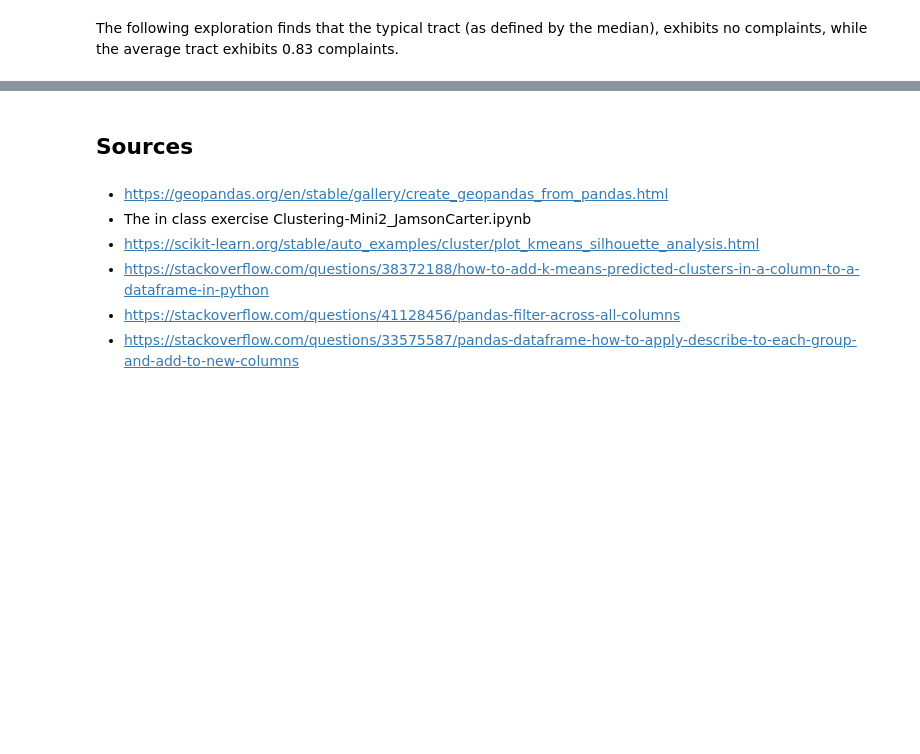
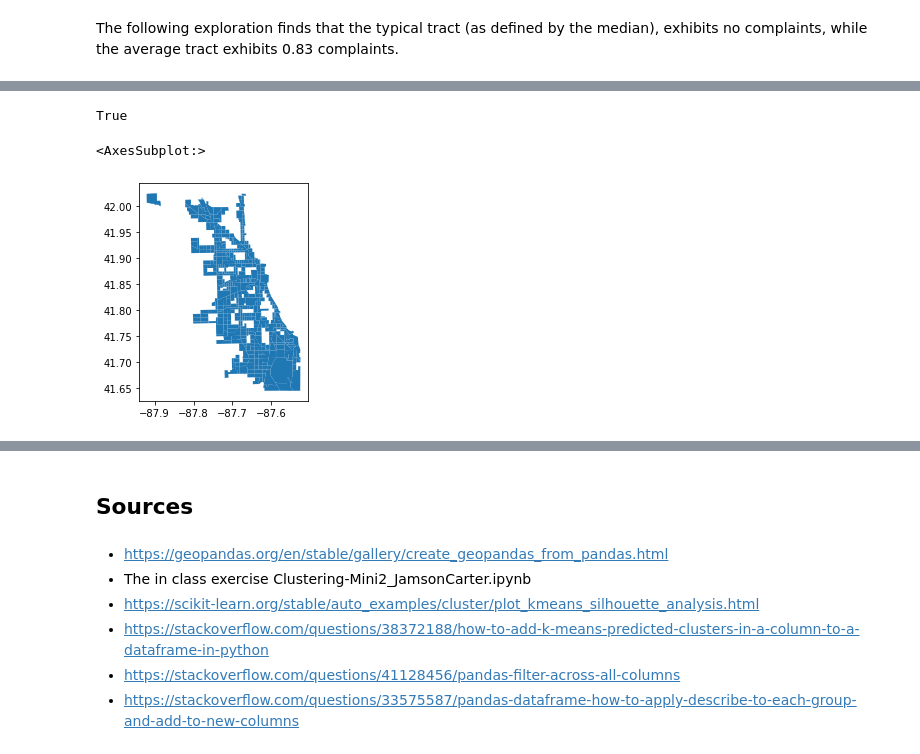
Before and after one commit to mihirbhaskar/chicago-complaints, a Jupyter notebook: code/6_AddGeographic.ipynb, the cells around one changed output, grey strips where cells are left out. Drawn from its saved outputs; the diff is of its cells as text; code cells hidden in the pictures; blank space fills up the shorter version.

```diff
--- a/code/6_AddGeographic.ipynb
+++ b/code/6_AddGeographic.ipynb
@@ -127,0 +130,13 @@ railroads.plot() # plot to ensure buffer was calculated.
+# %%
+railroads['geometry'] = railroads['geometry'].to_crs(epsg='4326')
+print(railroads.crs == GeoData.crs)
+
+joined_dataframe = gpd.sjoin(GeoData, railroads[['geometry', 'RAILROAD']], how = 'inner')
+datRail = joined_dataframe.drop(['RAILROAD', 'index_right'], axis = 1).drop_duplicates()
+datRail['Rail_emile'] = 1
+
+datRail.plot()
+# %% [output]
+True
+<AxesSubplot:>
+[figure, added]
```
Also changed, not shown: parts of 32 cells of this notebook, 2 other files.
